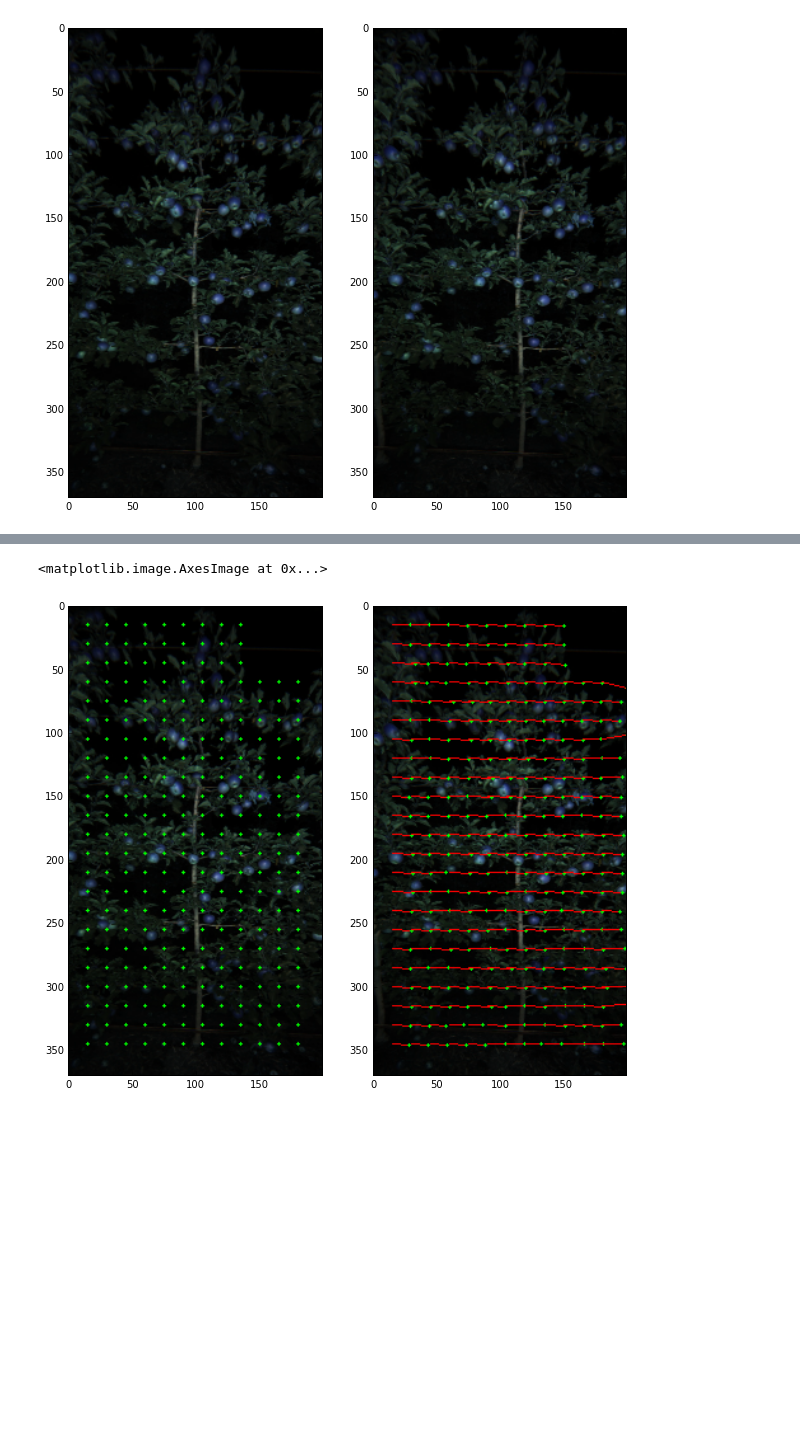
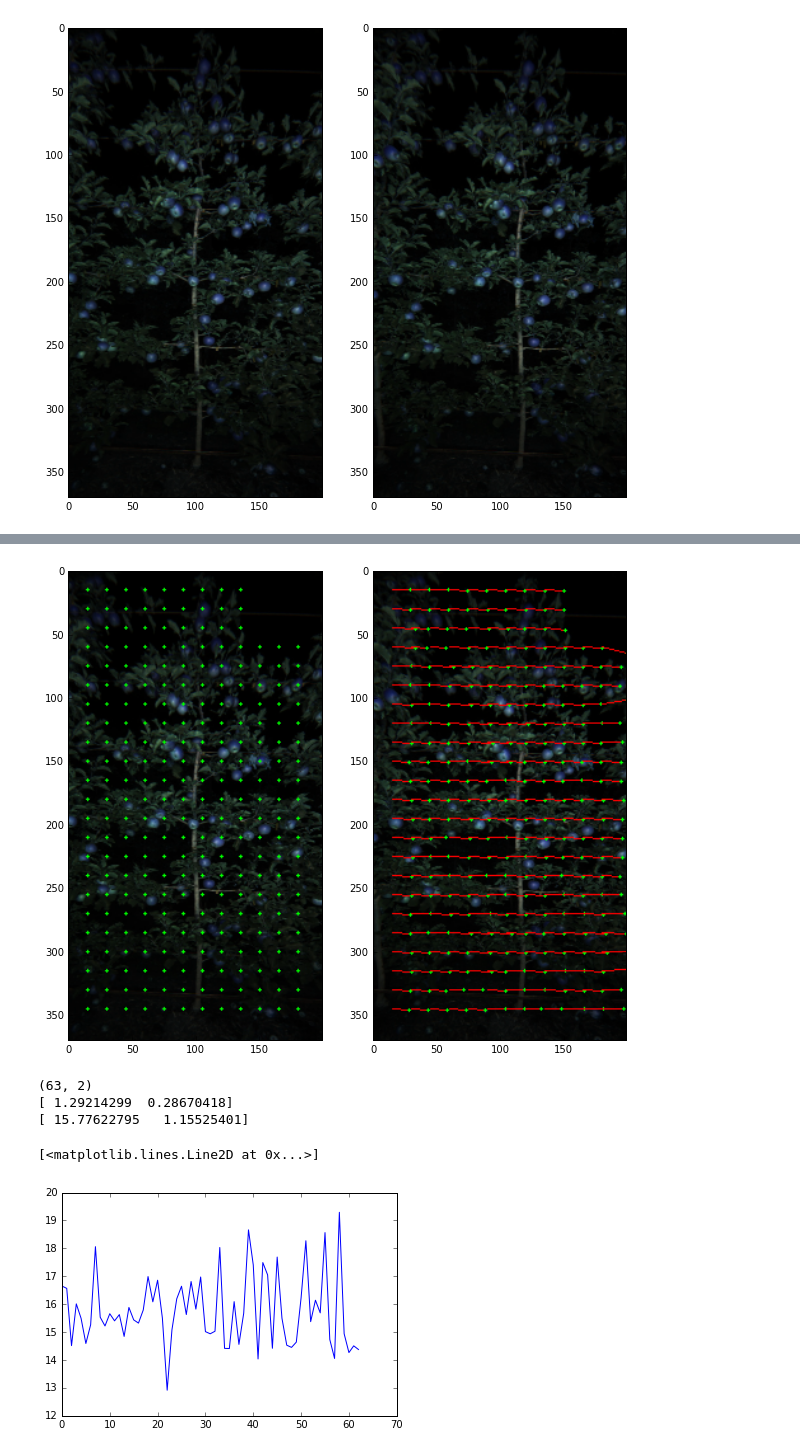
Before and after one commit to versatran01/Galt, a Jupyter notebook: detection/notebook/tracking.ipynb, the cells around one changed output, grey strips where cells are left out. Drawn from its saved outputs; the diff is of its cells as text; code cells hidden in the pictures; blank space fills up the shorter version.

```diff
--- a/detection/notebook/tracking.ipynb
+++ b/detection/notebook/tracking.ipynb
@@ -120,27 +122,23 @@ p2, st, err = cv2.calcOpticalFlowPyrLK(gray1, gray2, p1, None,
 
 p1_good = p1[st==1]
 p2_good = p2[st==1]
+
 # Visualize
-
-disp1 = np.array(s1.im_raw, copy=True)
-disp2 = np.array(s2.im_raw, copy=True)
-for i, (p1g, p2g) in enumerate(zip(p1_good, p2_good)):
-    a, b = p1g.ravel()
-    c, d = p2g.ravel()
-
-    cv2.line(disp2, (a, b), (c, d), (255, 0, 0), 1)
-    cv2.circle(disp2, (c, d), 1, (0, 255, 0), -1)
-    cv2.circle(disp1, (a, b), 1, (0, 255, 0), -1)
-
-fig = plt.figure(figsize=(10,10))
-ax = fig.add_subplot(121)
-ax.imshow(disp1)
-
-ax = fig.add_subplot(122)
-ax.imshow(disp2)
+plot_flow(s1.im_raw, s2.im_raw, p1_good, p2_good)
 # %% [output]
-<matplotlib.image.AxesImage at 0x...>
 [figure]
+# %%
+flow = p2_good - p1_good
+print(flow.shape)
+print(np.std(flow, axis=0))
+print(np.mean(flow, axis=0))
+plt.plot(flow[:,0])
+# %% [output]
+(63, 2)
+[ 1.29214299  0.28670418]
+[ 15.77622795   1.15525401]
+[<matplotlib.lines.Line2D at 0x...>]
+[figure, added]
 # %%
 # Method 3: Track the detected points from image1 to image2
 
```
Also changed, not shown: parts of 5 cells of this notebook, 1 other file.
